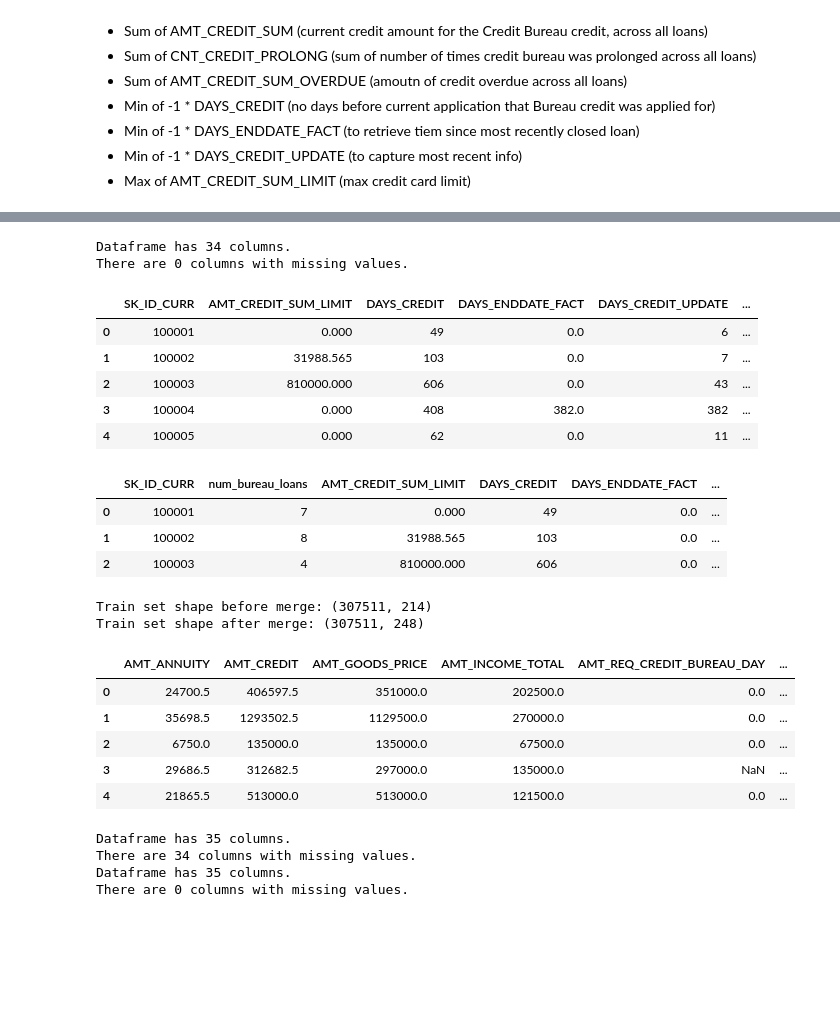
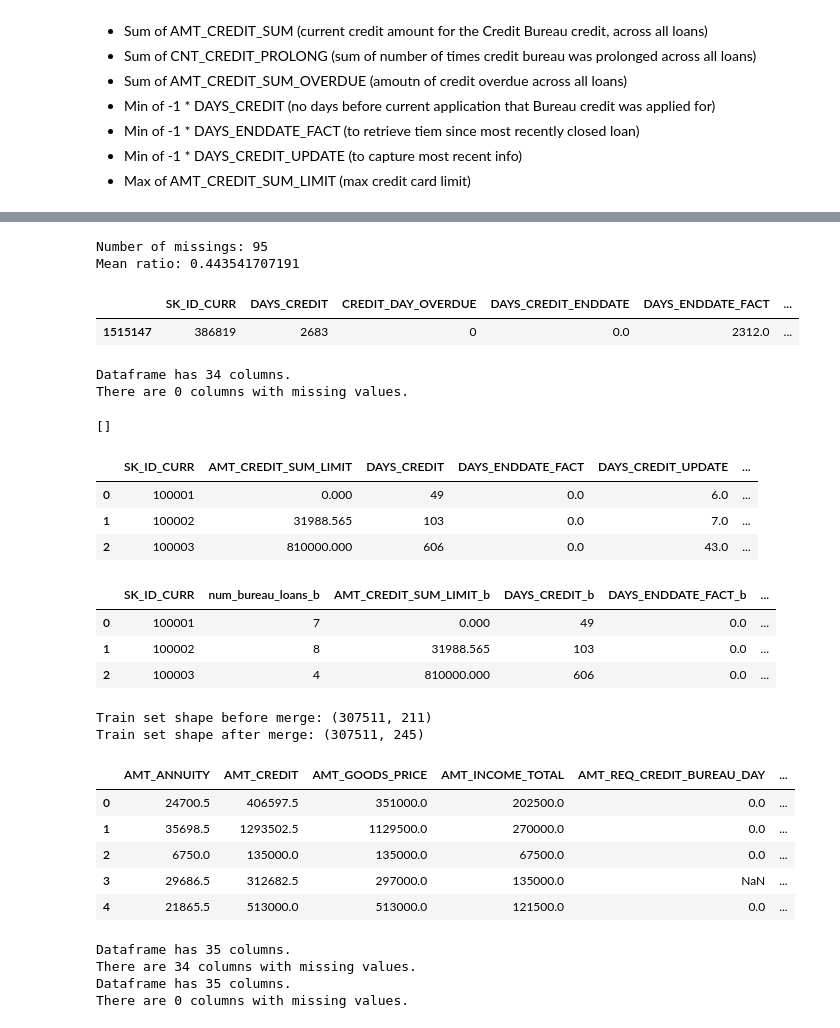
Before and after one commit to chelsealuisa/home-credit, a Jupyter notebook: home-credit-featureeng.ipynb, the cells around one changed output, grey strips where cells are left out. Cells and saved outputs as stored; diff of their text form; code cells hidden in the pictures; blank space fills up the shorter version.

Commit message:
Fix missing values handling for bureau and prev applicaitons datasets

```diff
--- a/home-credit-featureeng.ipynb
+++ b/home-credit-featureeng.ipynb
@@ -405,6 +395,25 @@ bureau_toagg.loc[(bureau_toagg.DAYS_CREDIT_ENDDATE.isnull()) & (bureau_toagg.CRE
                  'DAYS_CREDIT_ENDDATE'] = 0
 bureau_toagg.loc[(bureau_toagg.DAYS_CREDIT_ENDDATE.isnull()) & (bureau_toagg.CREDIT_ACTIVE_Active!=0),
                  'DAYS_CREDIT_ENDDATE'] = 0.5*bureau_toagg.DAYS_CREDIT
+# %%
+# AMT_CREDIT_SUM_OVERDUE
+bureau_toagg.loc[(bureau_toagg.AMT_CREDIT_SUM_OVERDUE.isnull()),:].head()
+
+# There are only two records for which AMT_CREDIT_SUM_OVERDUE is missing, so we will set both missing vlaues to zero.
+bureau_toagg.loc[(bureau_toagg.AMT_CREDIT_SUM_OVERDUE.isnull()),'AMT_CREDIT_SUM_OVERDUE'] = 0
+# %%
+# DAYS_CREDIT_UPDATE
+print('Number of missings:',len(bureau_toagg.loc[(bureau_toagg.DAYS_CREDIT_UPDATE.isnull()),:]))
+
+# There are 95 of these cases. What is the mean ratio of DAYS_CREDIT_UPDATE to DAYS_CREDIT?
+mean_ratio = np.nanmean(bureau_toagg.loc[(bureau_toagg.DAYS_CREDIT_UPDATE.notnull())&(bureau_toagg.DAYS_CREDIT!=0),'DAYS_CREDIT_UPDATE']/bureau_toagg.loc[(bureau_toagg.DAYS_CREDIT_UPDATE.notnull())&(bureau_toagg.DAYS_CREDIT!=0),'DAYS_CREDIT'])
+print('Mean ratio:',mean_ratio)
+
+# Set the missing DAYS_CREDIT_UPDATE values to be mean_ratio x DAYS_CREDIT
+bureau_toagg.loc[(bureau_toagg.DAYS_CREDIT_UPDATE.isnull()),'DAYS_CREDIT_UPDATE'] = mean_ratio*bureau_toagg.DAYS_CREDIT
+# %% [output]
+Number of missings: 95
+Mean ratio: 0.443541707191
 # %%
 # AMT_CREDIT_SUM
 # Set equal to 2 * AMT_CREDIT_SUM_DEBT (i.e. assume client is halfway through paying off the loan).
@@ -414,12 +423,22 @@ bureau_toagg.loc[(bureau_toagg.AMT_CREDIT_SUM.isnull()),'AMT_CREDIT_SUM'] = 2*bu
 # If loan is not active, set to 0.
 # If loan is active, set to 0.5 * AMT_CREDIT_SUM (i.e. assume client is halfway through paying off the loan)
 bureau_toagg.loc[(bureau_toagg.AMT_CREDIT_SUM_DEBT.isnull()),'AMT_CREDIT_SUM_DEBT'] = 0.5*bureau_toagg.AMT_CREDIT_SUM
+# %%
+bureau_toagg.loc[(bureau_toagg.AMT_CREDIT_SUM.isnull()) & (bureau_toagg.AMT_CREDIT_SUM_DEBT.isnull()),:].head()
+# %% [output]
+|  | SK_ID_CURR | DAYS_CREDIT | CREDIT_DAY_OVERDUE | DAYS_CREDIT_ENDDATE | DAYS_ENDDATE_FACT | ... |
+| 1515147 | 386819 | 2683 | 0 | 0.0 | 2312.0 | ... |
+# %%
+# There is still one value for which AMT_CREDITSUM and AMT_CREDIT_SUM_DEBT are missing. Since this loan is closed,
+# we will set both values to zero.
+bureau_toagg.loc[(bureau_toagg.AMT_CREDIT_SUM.isnull()) & (bureau_toagg.AMT_CREDIT_SUM_DEBT.isnull()),['AMT_CREDIT_SUM','AMT_CREDIT_SUM_DEBT']] = 0
 # %%
 # Check again for missing values
-missing_vals_cols(bureau_toagg);
+missing_vals_cols(bureau_toagg)
 # %% [output]
 Dataframe has 34 columns.
 There are 0 columns with missing values.
+[]
 # %%
 # Aggregation
 
@@ -432,17 +451,15 @@ for key in cols_to_sum:
 # %%
 # Created groupby object
 bureau_grouped = bureau_toagg.groupby('SK_ID_CURR')
 # Create aggregated dataset
 agg_bureau = bureau_grouped.agg(agg_fn)
 agg_bureau.reset_index(inplace=True)
-agg_bureau.head()
+agg_bureau.head(3)
 # %% [output]
 |  | SK_ID_CURR | AMT_CREDIT_SUM_LIMIT | DAYS_CREDIT | DAYS_ENDDATE_FACT | DAYS_CREDIT_UPDATE | ... |
-| 0 | 100001 | 0.000 | 49 | 0.0 | 6 | ... |
-| 1 | 100002 | 31988.565 | 103 | 0.0 | 7 | ... |
-| 2 | 100003 | 810000.000 | 606 | 0.0 | 43 | ... |
-| 3 | 100004 | 0.000 | 408 | 382.0 | 382 | ... |
-| 4 | 100005 | 0.000 | 62 | 0.0 | 11 | ... |
+| 0 | 100001 | 0.000 | 49 | 0.0 | 6.0 | ... |
+| 1 | 100002 | 31988.565 | 103 | 0.0 | 7.0 | ... |
+| 2 | 100003 | 810000.000 | 606 | 0.0 | 43.0 | ... |
 # %%
 # Add a column for count of bureau loans per SK_ID_CURR
 num_loans = pd.DataFrame(bureau_grouped.size()).reset_index()
@@ -454,7 +471,7 @@ agg_bureau.columns = [str(col) + '_b' for col in agg_bureau.columns]
 agg_bureau.rename(columns = {'SK_ID_CURR_b':'SK_ID_CURR'}, inplace=True)
 agg_bureau.head(3)
 # %% [output]
-|  | SK_ID_CURR | num_bureau_loans | AMT_CREDIT_SUM_LIMIT | DAYS_CREDIT | DAYS_ENDDATE_FACT | ... |
+|  | SK_ID_CURR | num_bureau_loans_b | AMT_CREDIT_SUM_LIMIT_b | DAYS_CREDIT_b | DAYS_ENDDATE_FACT_b | ... |
 | 0 | 100001 | 7 | 0.000 | 49 | 0.0 | ... |
 | 1 | 100002 | 8 | 31988.565 | 103 | 0.0 | ... |
 | 2 | 100003 | 4 | 810000.000 | 606 | 0.0 | ... |
@@ -465,8 +482,8 @@ app_train_b = app_train.merge(agg_bureau,how='left',on='SK_ID_CURR')
 print('Train set shape after merge:',app_train_b.shape)
 app_train_b.head()
 # %% [output]
-Train set shape before merge: (307511, 214)
-Train set shape after merge: (307511, 248)
+Train set shape before merge: (307511, 211)
+Train set shape after merge: (307511, 245)
 |  | AMT_ANNUITY | AMT_CREDIT | AMT_GOODS_PRICE | AMT_INCOME_TOTAL | AMT_REQ_CREDIT_BUREAU_DAY | ... |
 | 0 | 24700.5 | 406597.5 | 351000.0 | 202500.0 | 0.0 | ... |
 | 1 | 35698.5 | 1293502.5 | 1129500.0 | 270000.0 | 0.0 | ... |
```
Also changed, not shown: parts of 31 cells of this notebook.
